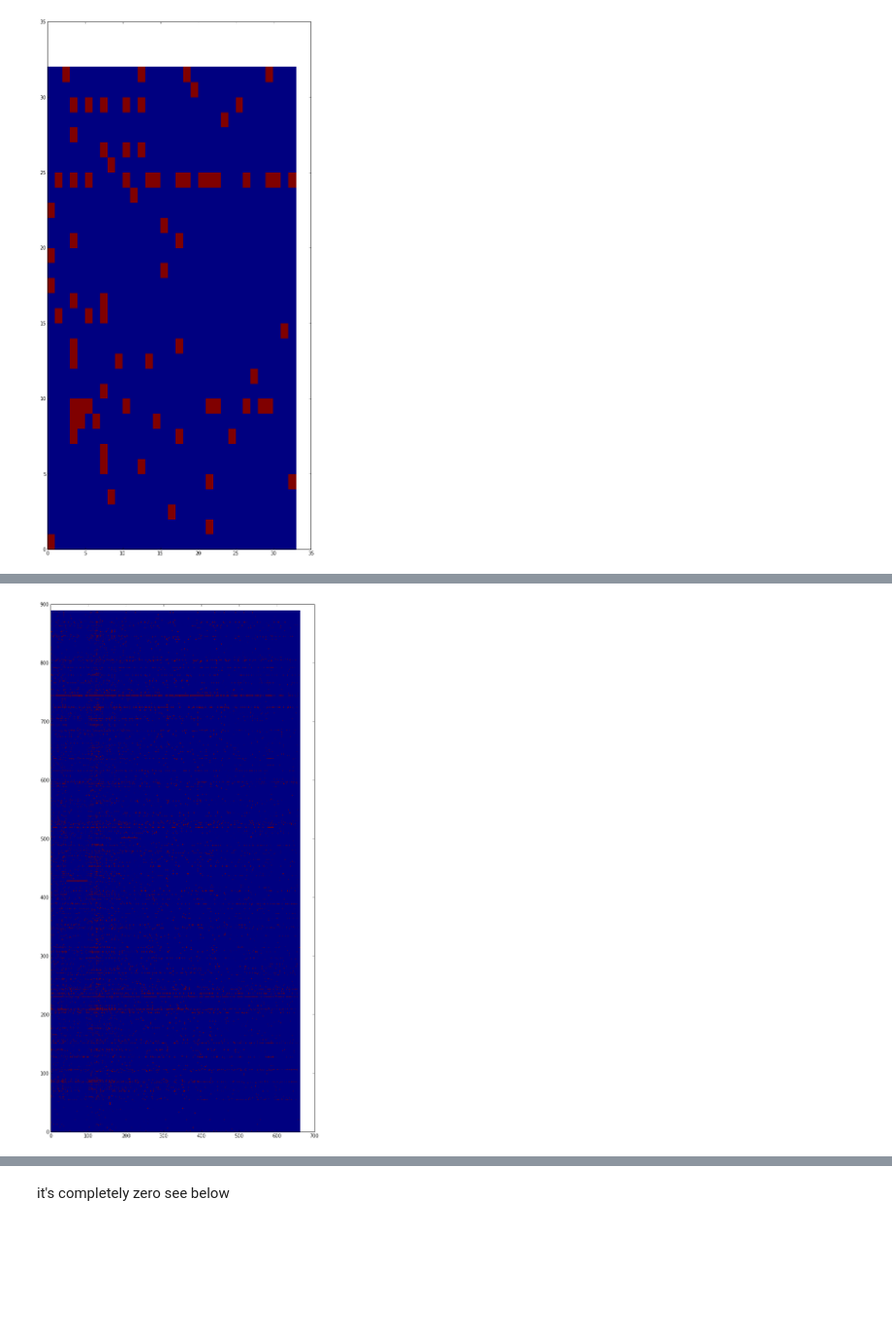
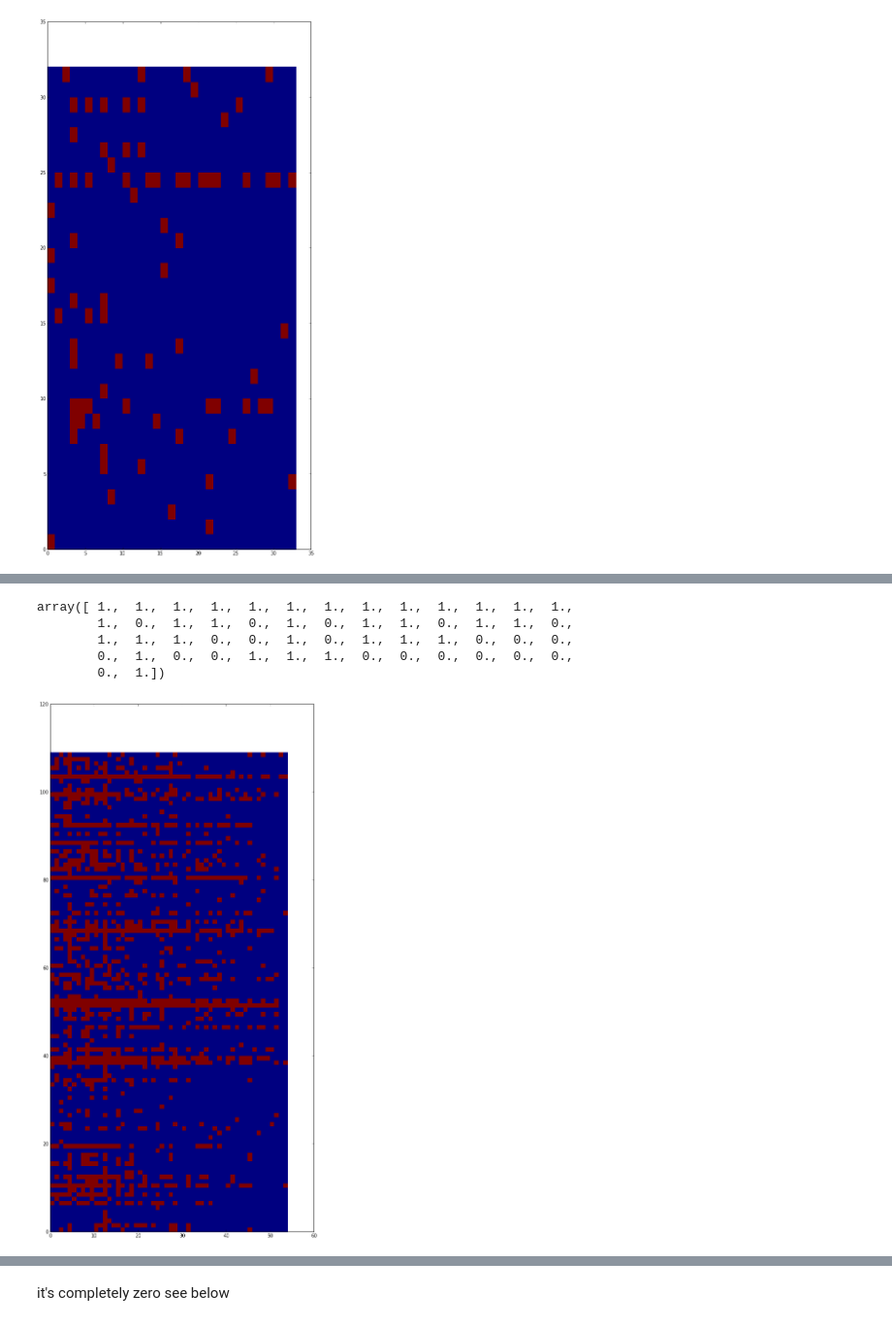
Before and after one commit to GregoryH88/wiki_econ_capability, a Jupyter notebook: country_products.ipynb, the cells around one changed output, grey strips where cells are left out. Shown: that part at 97% size. Saved outputs shown, nothing was run; the diff lists cells and outputs as text; code cells hidden in the pictures; blank space fills up the shorter version.

```diff
--- a/country_products.ipynb
+++ b/country_products.ipynb
@@ -238,0 +350,2 @@ star_wars = np.load('savedata/' + saves[3])
+# %%
+star_wars = np.load('savedata/Category:Star_Wars_characters2014-01-22 16:28:06.139274.npy')
@@ -239,6 +406,14 @@ star_wars = np.load('savedata/' + saves[3])
 # %%
 star_wars_bin = make_bin_matrix(star_wars)
+# %%
+star_wars[10]
+# %% [output]
+array([ 1.,  1.,  1.,  1.,  1.,  1.,  1.,  1.,  1.,  1.,  1.,  1.,  1.,
+        1.,  0.,  1.,  1.,  0.,  1.,  0.,  1.,  1.,  0.,  1.,  1.,  0.,
+        1.,  1.,  1.,  0.,  0.,  1.,  0.,  1.,  1.,  1.,  0.,  0.,  0.,
+        0.,  1.,  0.,  0.,  1.,  1.,  1.,  0.,  0.,  0.,  0.,  0.,  0.,
+        0.,  1.])
 # %%
-graph_Mcp(star_wars_bin)
+graph_Mcp(star_wars)
 # %% [output]
-[figure, old version]
+[figure, new version]
```
Also changed, not shown: parts of 42 cells of this notebook, 11 other files.
